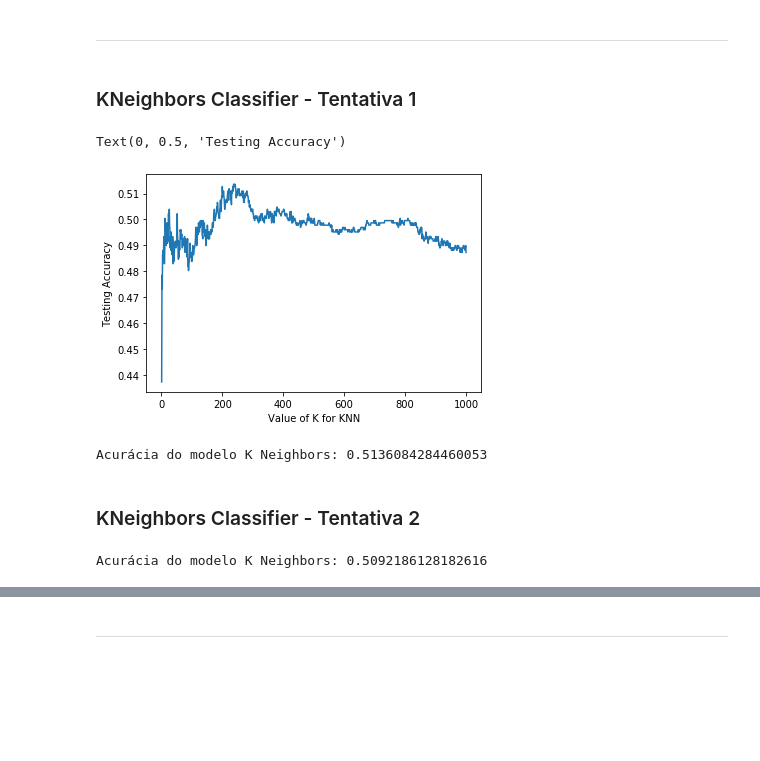
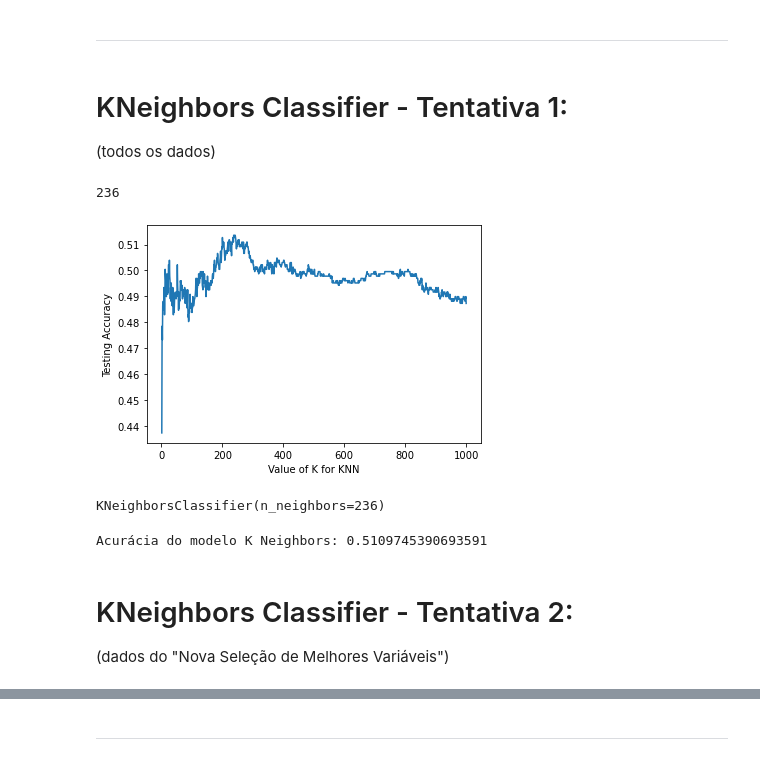
Before and after one commit to leonardodma/Projeto2_Cdados, a Jupyter notebook: classificacao_premiere_league.ipynb, the cells around one changed output, grey strips where cells are left out. Cells and saved outputs as stored; diff of their text form; code cells hidden in the pictures; blank space fills up the shorter version.

```diff
--- a/classificacao_premiere_league.ipynb
+++ b/classificacao_premiere_league.ipynb
@@ -521,52 +512,43 @@ Acurácia do modelo Naive Bayes Multinomial: 0.47673397717295873
 # %% [markdown]
 ----
 # %% [markdown]
-### KNeighbors Classifier - Tentativa 1
+# KNeighbors Classifier - Tentativa 1:
+(todos os dados)
 # %%
 k_range = range(1,1001)
 max_k = 0
 max_k_value = 0
 acuracia = []
 
 
 for valor in k_range:
     classificador_KNeigh = KNeighborsClassifier(n_neighbors=valor)
     classificador_KNeigh.fit(X_train, y_train)
     KN_y_pred = classificador_KNeigh.predict(X_test)
     acuracia.append(accuracy_score(y_test, KN_y_pred))
 
 for i in range(len(acuracia)):
     if max_k < acuracia[i]:
+        max_k = acuracia[i]
         max_k_value = i
 
 plt.plot(k_range, acuracia)
 plt.xlabel('Value of K for KNN')
 plt.ylabel('Testing Accuracy')
+print(max_k_value)
 # %% [output]
-Text(0, 0.5, 'Testing Accuracy')
+236
-[figure, old version]
+[figure, new version]
+# %%
+classificador_KNeigh = KNeighborsClassifier(n_neighbors=max_k_value)
+classificador_KNeigh.fit(X_train, y_train)
+# %% [output]
+KNeighborsClassifier(n_neighbors=236)
 # %%
-classificador_KNeigh = KNeighborsClassifier(
-    n_neighbors=k_range[acuracia.index(max(acuracia))])
-classificador_KNeigh.fit(X_train, y_train)
 KN_y_pred = classificador_KNeigh.predict(X_test)
 print('Acurácia do modelo K Neighbors:', accuracy_score(y_test, KN_y_pred))
 # %% [output]
-Acurácia do modelo K Neighbors: 0.5136084284460053
+Acurácia do modelo K Neighbors: 0.5109745390693591
 # %% [markdown]
-###  KNeighbors Classifier - Tentativa 2
+#  KNeighbors Classifier - Tentativa 2:
+(dados do "Nova Seleção de Melhores Variáveis")
-# %%
-KN2_X = (stats.loc[:, RF_relevant_features]).values
-KN2_y = results.values
-
-KN2_X_train, KN2_X_test, KN2_y_train, KN2_y_test = train_test_split(
-    KN2_X, KN2_y, test_size=.25, random_state=42)
-
-KN2_classificador = KNeighborsClassifier(
-    n_neighbors=k_range[acuracia.index(max(acuracia))])
-KN2_classificador.fit(KN2_X_train, KN2_y_train)
-KN2_y_pred = KN2_classificador.predict(KN2_X_test)
-
-print('Acurácia do modelo K Neighbors:', accuracy_score(KN2_y_test, KN2_y_pred))
-# %% [output]
-Acurácia do modelo K Neighbors: 0.5092186128182616
```
Also changed, not shown: parts of 25 cells of this notebook.
